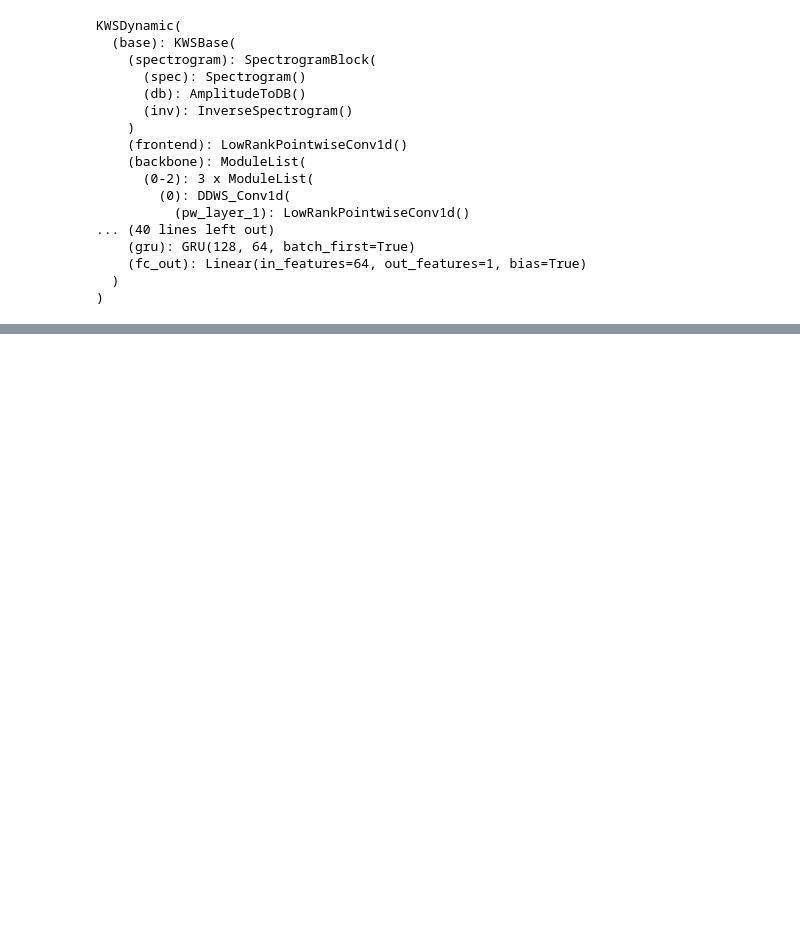
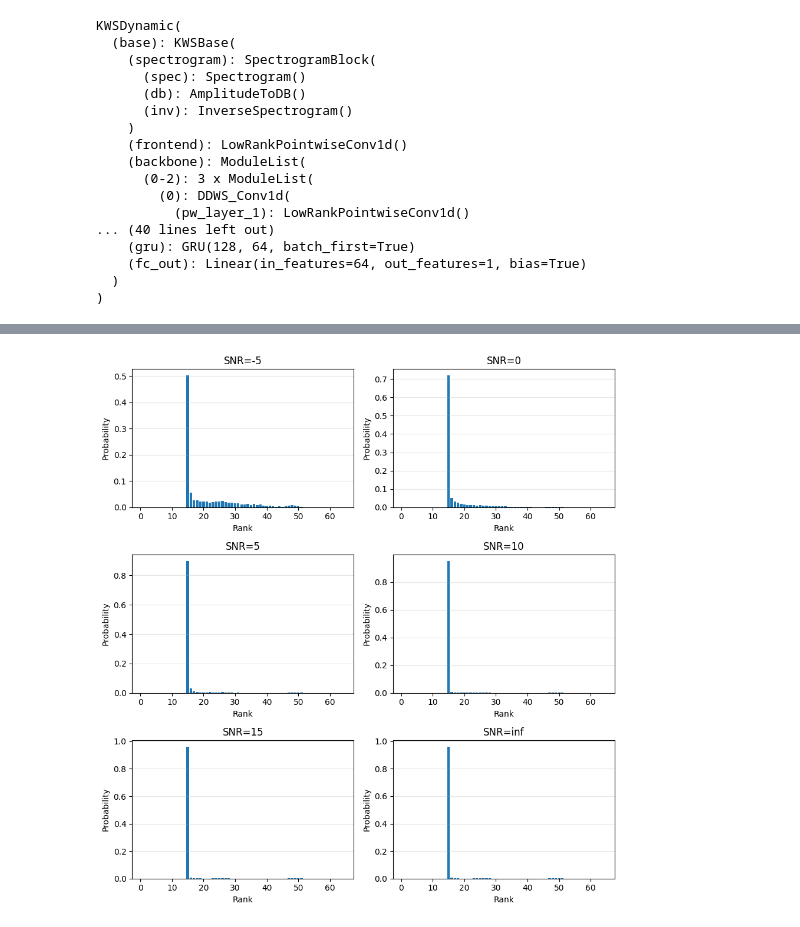
Before and after one commit to c-wejendorp/thesis, a Jupyter notebook: scripts/keyword_spotting/dynamic_model_validation.ipynb, the cells around one changed output, grey strips where cells are left out. Saved outputs shown, nothing was run; the diff lists cells and outputs as text; code cells hidden in the pictures; blank space fills up the shorter version.

```diff
--- a/scripts/keyword_spotting/dynamic_model_validation.ipynb
+++ b/scripts/keyword_spotting/dynamic_model_validation.ipynb
@@ -209,0 +361,4 @@ plot_snr_acc_rank(validation_results, title="Dynamic KWS Model Validation Result
+# %%
+plot_rank_histograms_grid(results=validation_results, snrs=VAL_SNR_VALUES, max_rank=64)
+# %% [output]
+[figure, added]
```
Also changed, not shown: parts of 8 cells of this notebook.
